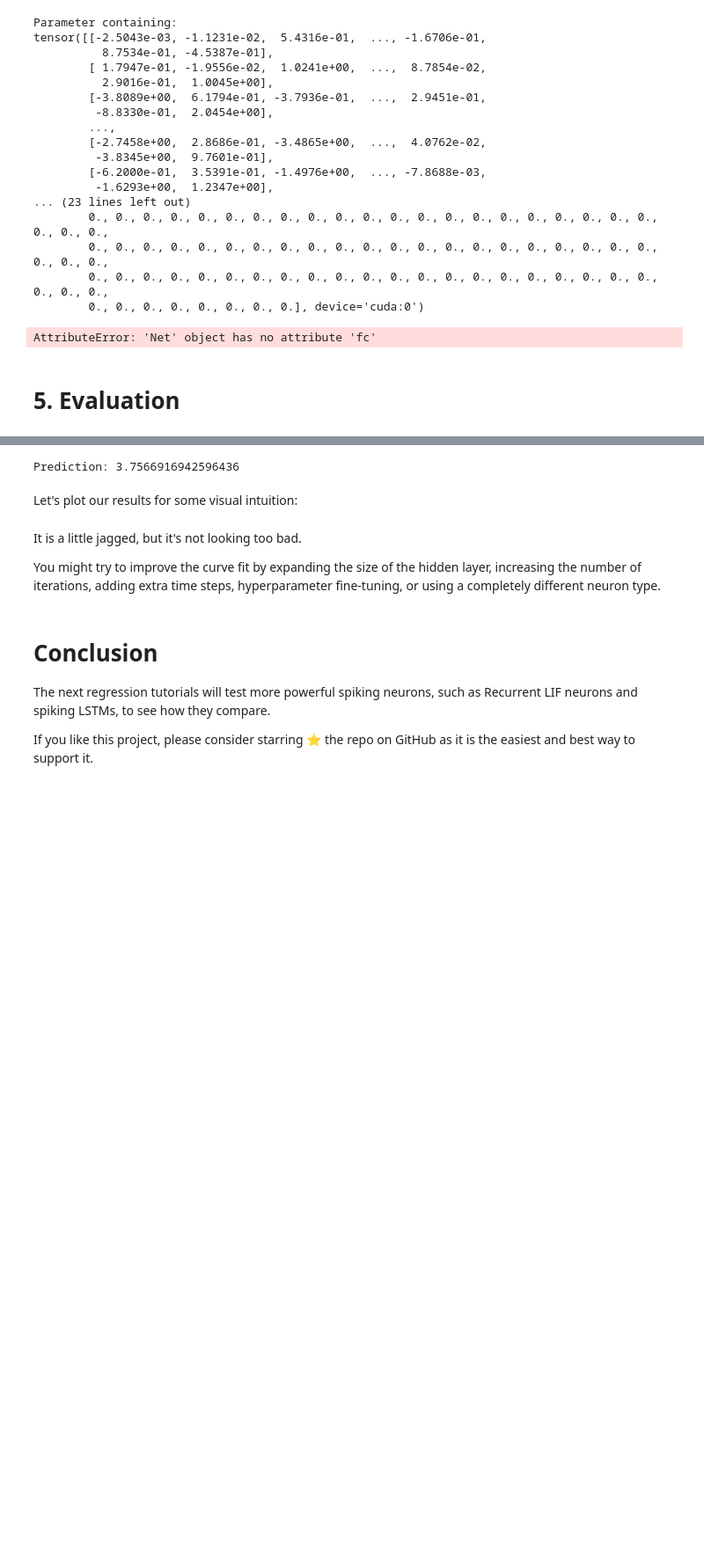
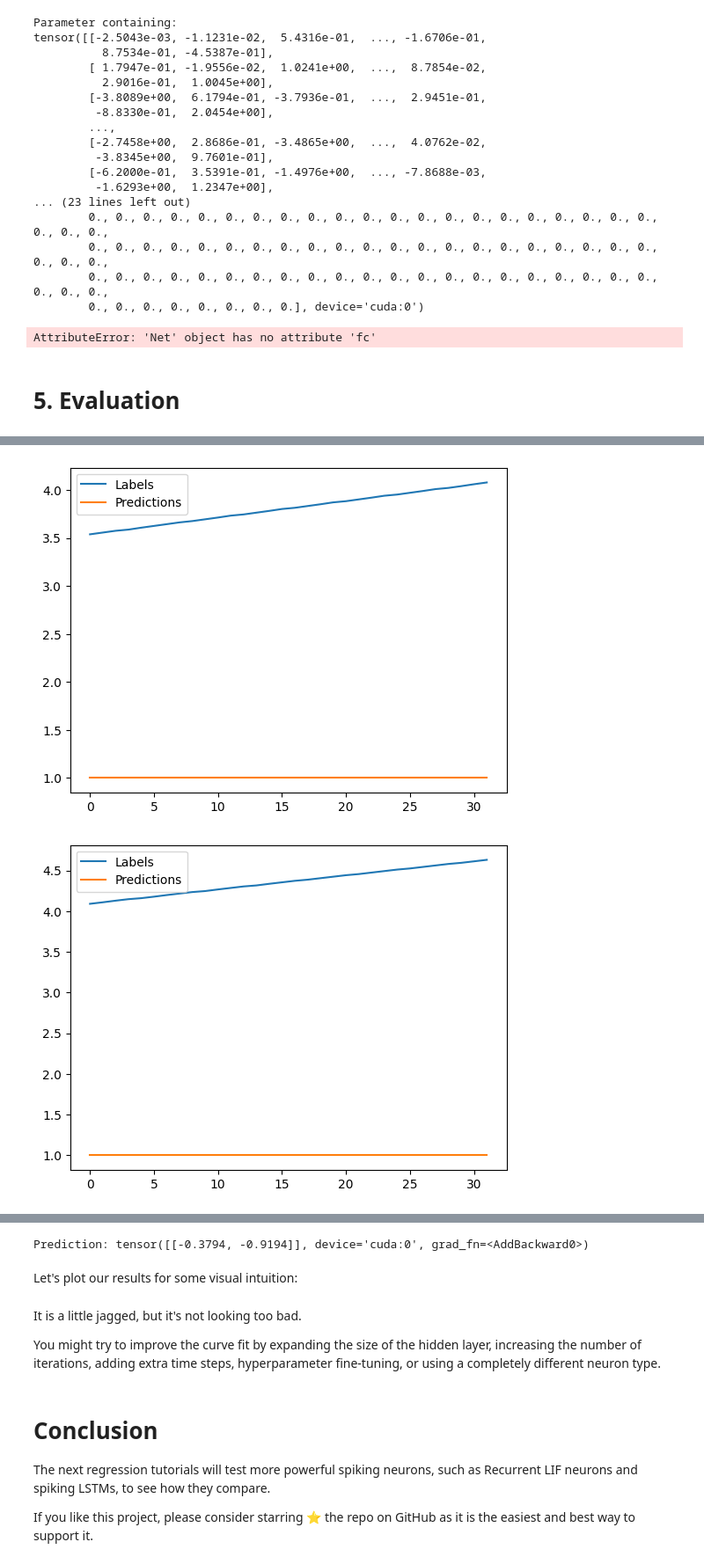
Before and after one commit to devgokulbv/8085-ASSEMBLER, a Jupyter notebook: examples/MotorControlSNN_NB.ipynb, the cells around one changed output, grey strips where cells are left out. Shown at 88% size. Saved outputs shown, nothing was run; the diff lists cells and outputs as text; code cells hidden in the pictures; blank space fills up the shorter version.

```diff
--- a/examples/MotorControlSNN_NB.ipynb
+++ b/examples/MotorControlSNN_NB.ipynb
@@ -464,0 +546,67 @@ Label: tensor([[3.5382],
+# %%
+import torch
+from torch.utils.data import Dataset, DataLoader
+import numpy as np
+import pandas as pd
+from sklearn.model_selection import train_test_split
+import matplotlib.pyplot as plt
+
+# Load the data from the CSV file
+data = pd.read_csv('data.csv')
+
+# Get the input features and the label
+input_features = data.iloc[:, :12].values.astype(np.float32)
+label = data.iloc[:, 12].values.astype(np.float32)
+
+# Reshape the label to match the output shape of the model
+label = label.reshape((input_features.shape[0], 1))
+
+# Split the data into training, testing, and validation sets
+train_features, val_test_features, train_labels, val_test_labels = train_test_split(input_features, label, test_size=0.4, random_state=42)
+val_features, test_features, val_labels, test_labels = train_test_split(val_test_features, val_test_labels, test_size=0.5, random_state=42)
+
+# Create custom dataset instances for each set
+train_dataset = CustomDataset(train_features, train_labels)
+val_dataset = CustomDataset(val_features, val_labels)
+test_dataset = CustomDataset(test_features, test_labels)
+
+# Create DataLoader instances for each set
+batch_size = 32
+train_dataloader = DataLoader(dataset=train_dataset, batch_size=batch_size, drop_last=True)
+val_dataloader = DataLoader(dataset=val_dataset, batch_size=batch_size, drop_last=True)
+test_dataloader = DataLoader(dataset=test_dataset, batch_size=batch_size, drop_last=True)
+
+# Import a set of continuous rows
+continuous_rows = 100
+continuous_features = input_features[:continuous_rows, :]
+continuous_labels = label[:continuous_rows, :]
+
+# Create a custom dataset instance for the continuous rows
+continuous_dataset = CustomDataset(continuous_features, continuous_labels)
+
+# Create a DataLoader instance for the continuous rows
+continuous_dataloader = DataLoader(dataset=continuous_dataset, batch_size=batch_size, drop_last=True)
+
+# Use the continuous rows to predict and plot
+
+
+# Use the continuous rows to predict and plot
+continuous_batch = iter(continuous_dataloader)
+
+with torch.no_grad():
+    for _ in range(len(continuous_dataloader)):
+        batch = next(continuous_batch)
+        features, labels = batch
+        features = features.to(device, dtype=torch.float32)
+        labels = labels.to(device)
+        outputs, _ = model(features)
+        predictions = outputs.cpu().numpy()
+        labels = labels.cpu().numpy()
+
+        plt.plot(labels, label='Labels')
+        plt.plot(predictions, label='Predictions')
+        plt.legend()
+        plt.show()
+# %% [output]
+[figure, added]
+[figure, added]
@@ -477,9 +626,9 @@ input_values = torch.tensor(input_values, dtype=torch.float32).to(device)
 output, mem = model(input_values)
 
 # Print the prediction
-print("Prediction:", mem.item())
+print("Prediction:", mem)
 # %% [output]
-Prediction: 3.7566916942596436
+Prediction: tensor([[-0.3794, -0.9194]], device='cuda:0', grad_fn=<AddBackward0>)
 # %%
 # Get the weights of the model
 layer1_weights = model.fc1.weight.detach().cpu().numpy().flatten()
```
Also changed, not shown: parts of 11 cells of this notebook.
